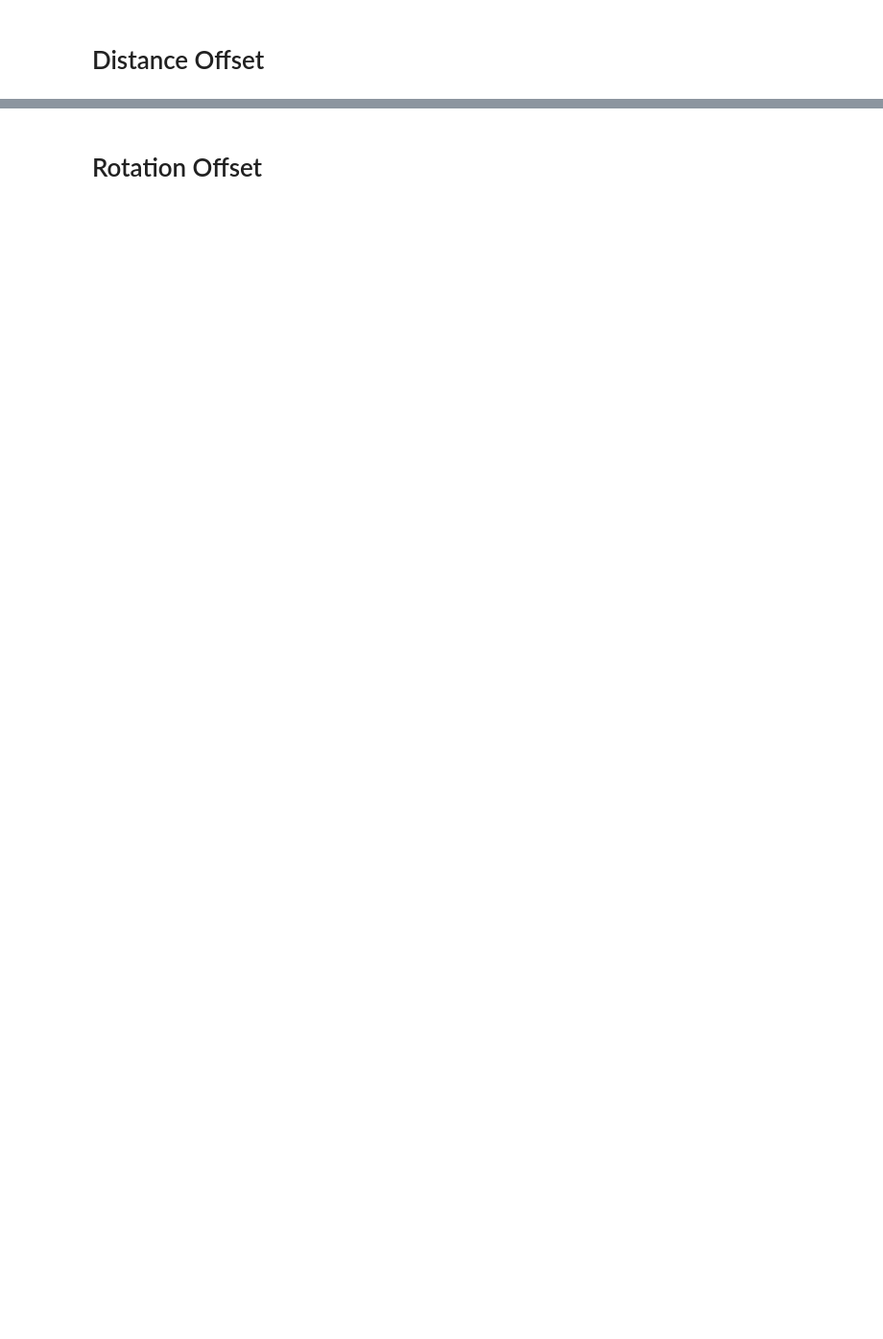
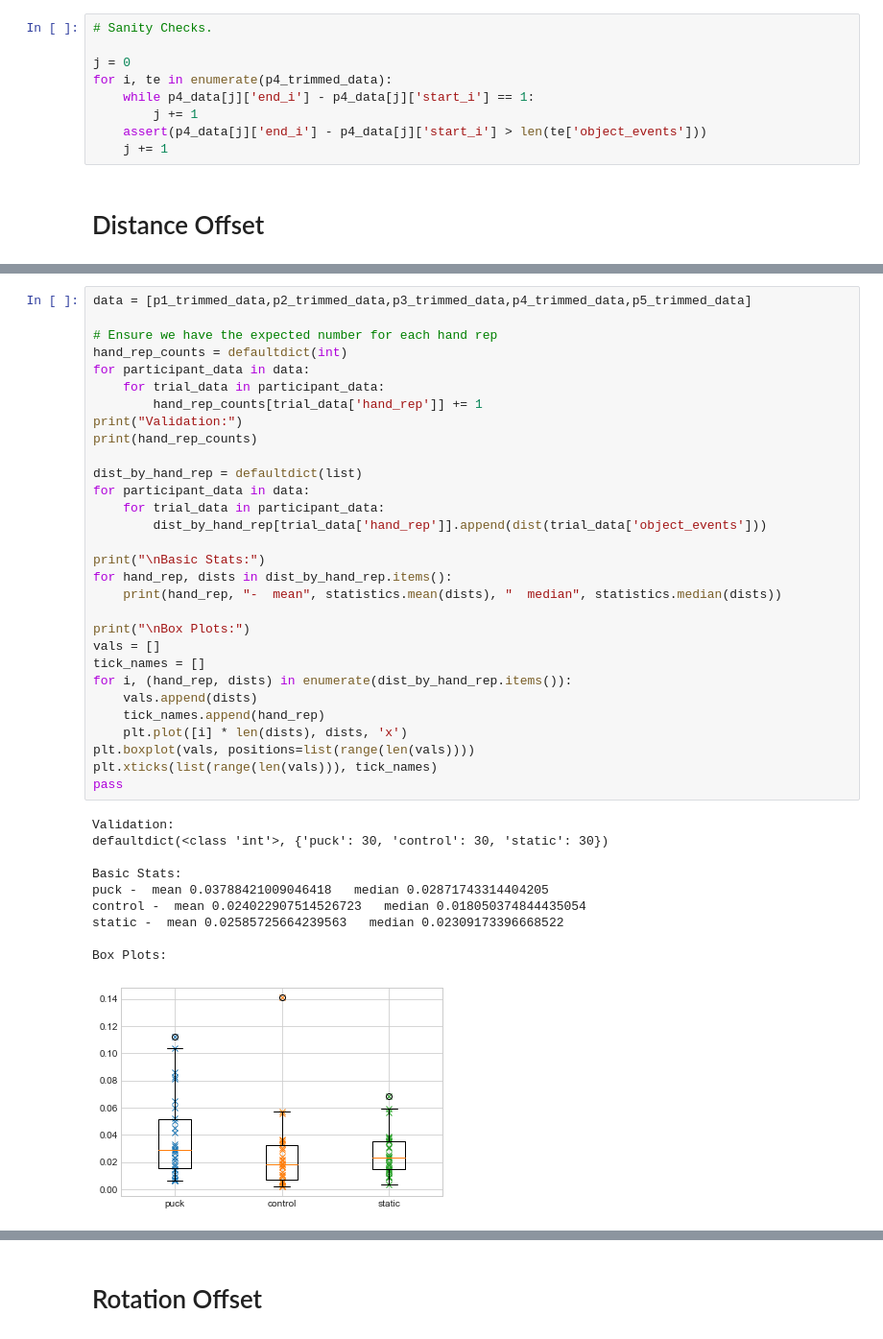
Before and after one commit to DavidMChan/FlatWorld, a Jupyter notebook: scripts/Error Analysis.ipynb, the cells around one changed output, grey strips where cells are left out. Shown at 96% size. Saved outputs shown, nothing was run; the diff lists cells and outputs as text; blank space fills up the shorter version.

```diff
--- a/scripts/Error Analysis.ipynb
+++ b/scripts/Error Analysis.ipynb
@@ -304,2 +433,11 @@ for i, e in enumerate(trimmed_p1_data):
+# %%
+# Sanity Checks.
+
+j = 0
+for i, te in enumerate(p4_trimmed_data):
+    while p4_data[j]['end_i'] - p4_data[j]['start_i'] == 1:
+        j += 1
+    assert(p4_data[j]['end_i'] - p4_data[j]['start_i'] > len(te['object_events']))
+    j += 1
 # %% [markdown]
 # Distance Offset
@@ -346,0 +489,41 @@ plt.plot([1] * len(vals), vals, 'x')
+# %%
+data = [p1_trimmed_data,p2_trimmed_data,p3_trimmed_data,p4_trimmed_data,p5_trimmed_data]
+
+# Ensure we have the expected number for each hand rep
+hand_rep_counts = defaultdict(int)
+for participant_data in data:
+    for trial_data in participant_data:
+        hand_rep_counts[trial_data['hand_rep']] += 1
+print("Validation:")
+print(hand_rep_counts)
+
+dist_by_hand_rep = defaultdict(list)
+for participant_data in data:
+    for trial_data in participant_data:
+        dist_by_hand_rep[trial_data['hand_rep']].append(dist(trial_data['object_events']))
+
+print("\nBasic Stats:")
+for hand_rep, dists in dist_by_hand_rep.items():
+    print(hand_rep, "-  mean", statistics.mean(dists), "  median", statistics.median(dists))
+
+print("\nBox Plots:")
+vals = []
+tick_names = []
+for i, (hand_rep, dists) in enumerate(dist_by_hand_rep.items()):
+    vals.append(dists)
+    tick_names.append(hand_rep)
+    plt.plot([i] * len(dists), dists, 'x')
+plt.boxplot(vals, positions=list(range(len(vals))))
+plt.xticks(list(range(len(vals))), tick_names)
+pass
+# %% [output]
+Validation:
+defaultdict(<class 'int'>, {'puck': 30, 'control': 30, 'static': 30})
+
+Basic Stats:
+puck -  mean 0.03788421009046418   median 0.02871743314404205
+control -  mean 0.024022907514526723   median 0.018050374844435054
+static -  mean 0.02585725664239563   median 0.02309173396668522
+
+Box Plots:
+[figure, added]
```
Also changed, not shown: parts of 18 cells of this notebook.
